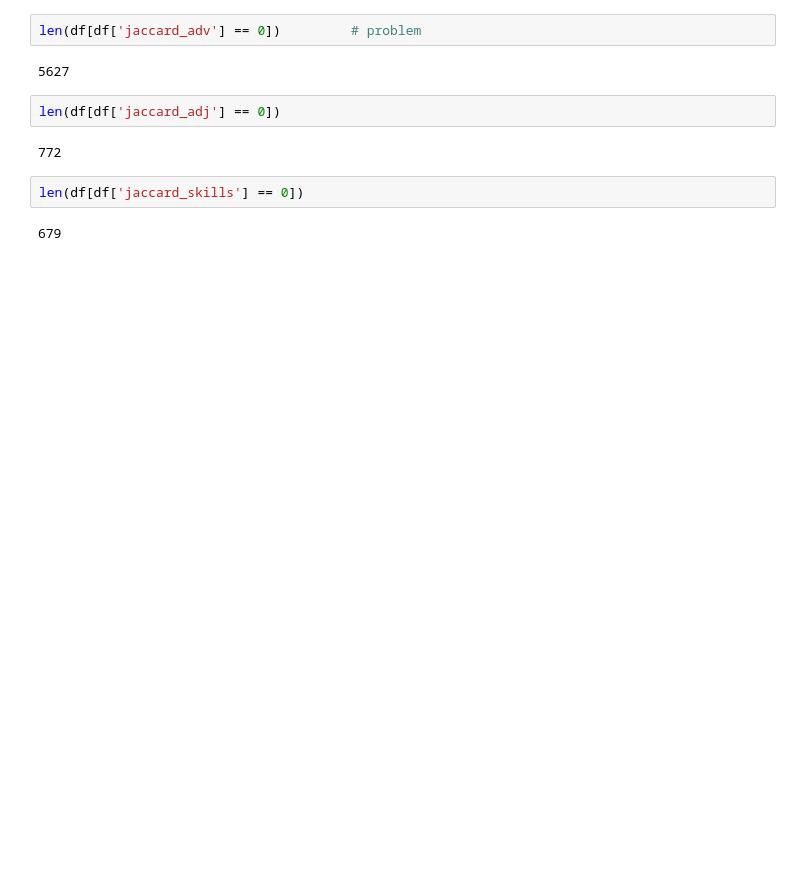
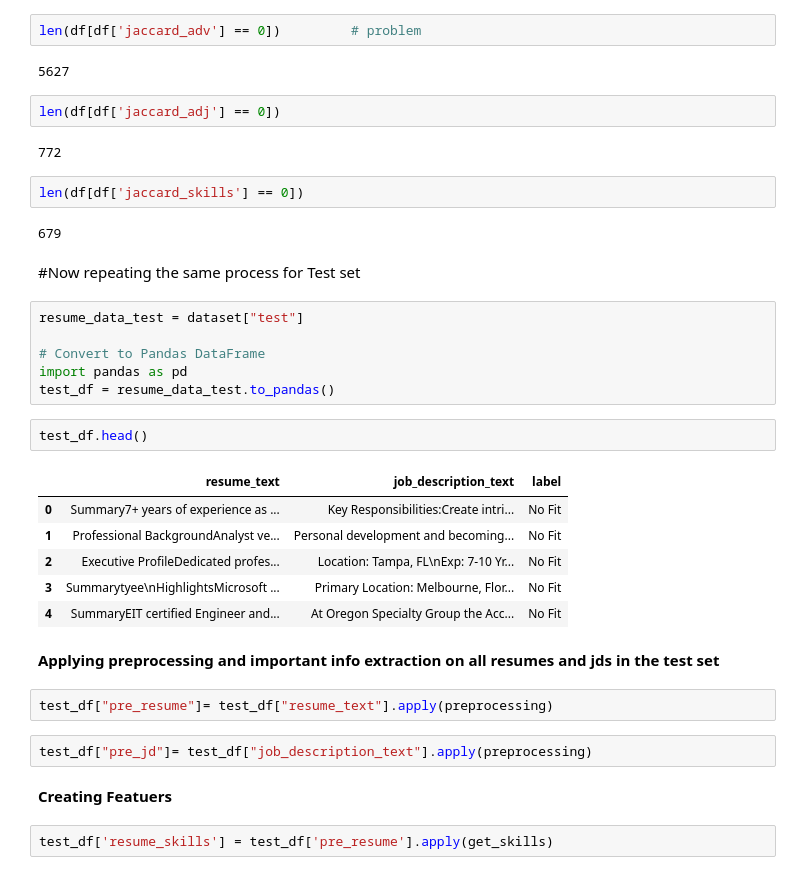
Before and after one commit to adnanbhat7/Job_AI, a Jupyter notebook: final.ipynb, the cells around one changed output. Drawn from its saved outputs; the diff is of its cells as text; blank space fills up the shorter version.

```diff
--- a/final.ipynb
+++ b/final.ipynb
@@ -549,3 +650,30 @@ len(df[df['jaccard_adj'] == 0])
 len(df[df['jaccard_skills'] == 0])
 # %% [output]
 679
+# %% [markdown]
+#Now repeating the same process for Test set
+# %%
+resume_data_test = dataset["test"]
+
+# Convert to Pandas DataFrame
+import pandas as pd
+test_df = resume_data_test.to_pandas()
+# %%
+test_df.head()
+# %% [output]
+|  | resume_text | job_description_text | label |
+| 0 | Summary7+ years of experience as ... | Key Responsibilities:Create intri... | No Fit |
+| 1 | Professional BackgroundAnalyst ve... | Personal development and becoming... | No Fit |
+| 2 | Executive ProfileDedicated profes... | Location: Tampa, FL\nExp: 7-10 Yr... | No Fit |
+| 3 | Summarytyee\nHighlightsMicrosoft ... | Primary Location: Melbourne, Flor... | No Fit |
+| 4 | SummaryEIT certified Engineer and... | At Oregon Specialty Group the Acc... | No Fit |
+# %% [markdown]
+**Applying preprocessing and important info extraction on all resumes and jds in the test set**
+# %%
+test_df["pre_resume"]= test_df["resume_text"].apply(preprocessing)
+# %%
+test_df["pre_jd"]= test_df["job_description_text"].apply(preprocessing)
+# %% [markdown]
+**Creating Featuers**
+# %%
+test_df['resume_skills'] = test_df['pre_resume'].apply(get_skills)
```
Also changed, not shown: parts of 36 cells of this notebook.
